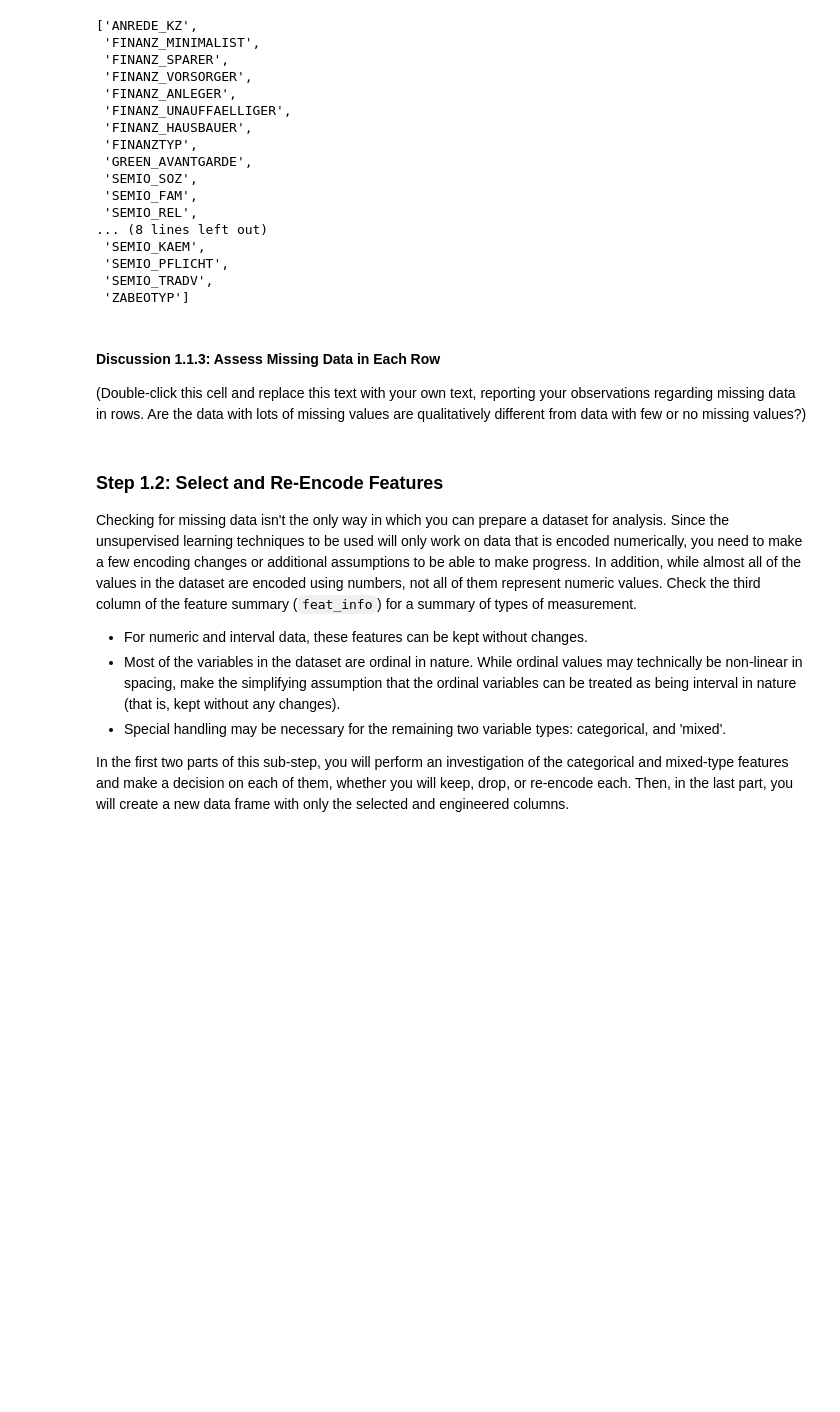
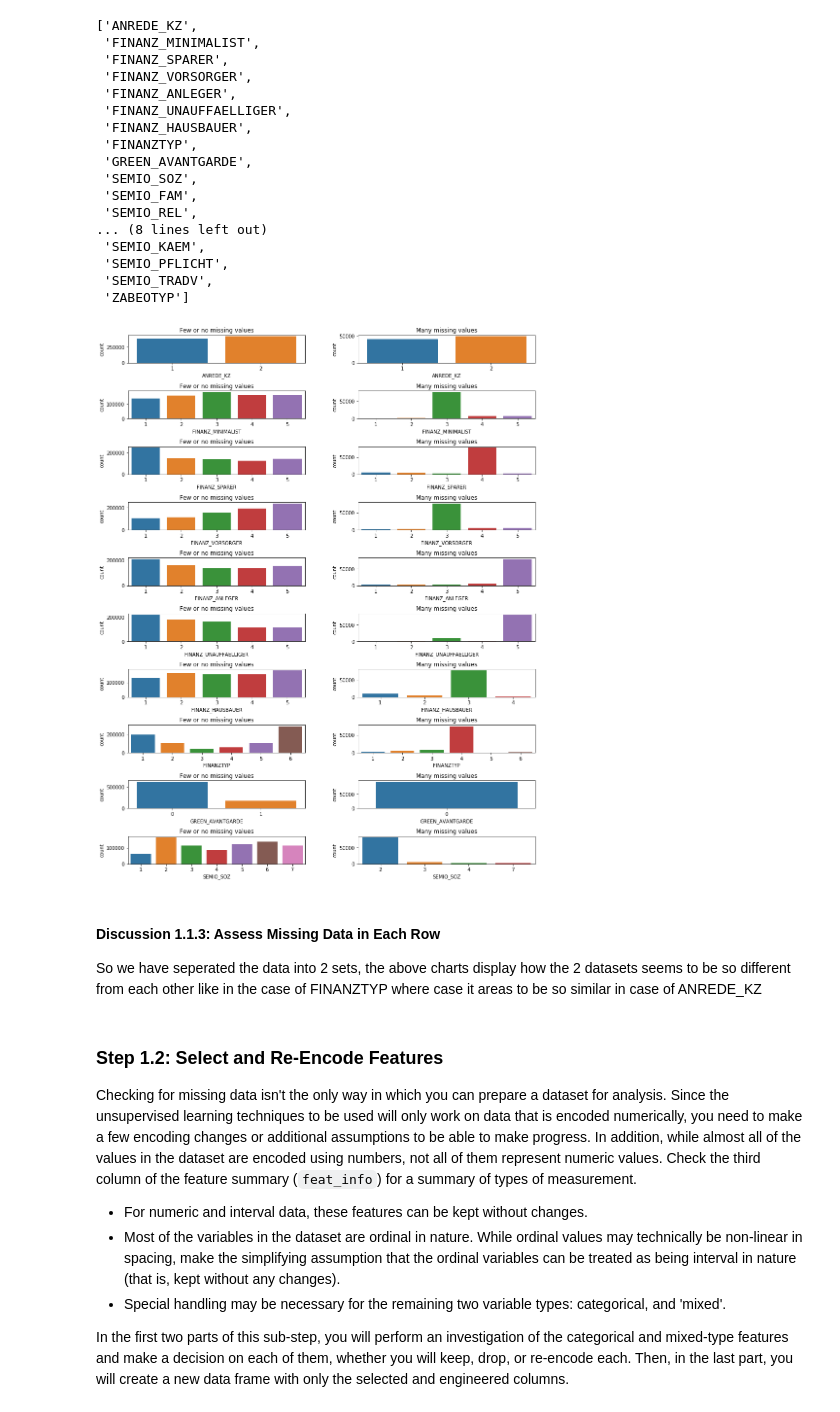
Before and after one commit to IshanJaiswal99/identify-customer-segment, a Jupyter notebook: Identify_Customer_Segments.ipynb, the cells around one changed output. Saved outputs shown, nothing was run; the diff lists cells and outputs as text; code cells hidden in the pictures; blank space fills up the shorter version.

```diff
--- a/Identify_Customer_Segments.ipynb
+++ b/Identify_Customer_Segments.ipynb
@@ -316,5 +309,6 @@ plt.show()
 # %%
 # Write code to divide the data into two subsets based on the number of missing
 # values in each row.
-datamiss_lt_50 = azdias[azdias.isnull().sum(axis=1) <= 50]
-datamiss_mt_50 = azdias[azdias.isnull().sum(axis=1) > 50]
+datamiss_lt_50 = azdias[azdias.isnull().sum(axis=1) <= 30]
+datamiss_mt_50 = azdias[azdias.isnull().sum(axis=1) > 30]
+datamiss_mt_50
@@ -342,10 +355,24 @@ perfect_columns
  'SEMIO_PFLICHT',
  'SEMIO_TRADV',
  'ZABEOTYP']
-# %% [markdown]
-#### Discussion 1.1.3: Assess Missing Data in Each Row
-
-(Double-click this cell and replace this text with your own text, reporting your observations regarding missing data in rows. Are the data with lots of missing values are qualitatively different from data with few or no missing values?)
+# %%
+def compare_func(column):
+    figure, axs = plt.subplots(nrows=len(column), ncols=2, figsize = (15,20))
+    figure.subplots_adjust(hspace = 1, wspace=.3)
+    for i in range(len(column)):
+        sns.countplot(datamiss_lt_50[column[i]], ax=axs[i][0])
+        axs[i][0].set_title('Few or no missing values')
+        sns.countplot(datamiss_mt_50[column[i]], ax=axs[i][1])
+        axs[i][1].set_title('Many missing values')
+# %%
+num = 10
+compare_func(perfect_columns[:num])
+# %% [output]
+[figure, added]
+# %% [markdown]
+#### Discussion 1.1.3: Assess Missing Data in Each Row
+
+So we have seperated the data into 2 sets, the above charts display how the 2 datasets seems to be so different from each other like in the case of FINANZTYP where case it areas to be so similar in case of ANREDE_KZ
 # %% [markdown]
 ### Step 1.2: Select and Re-Encode Features
 
```
Also changed, not shown: parts of 3 cells of this notebook.
